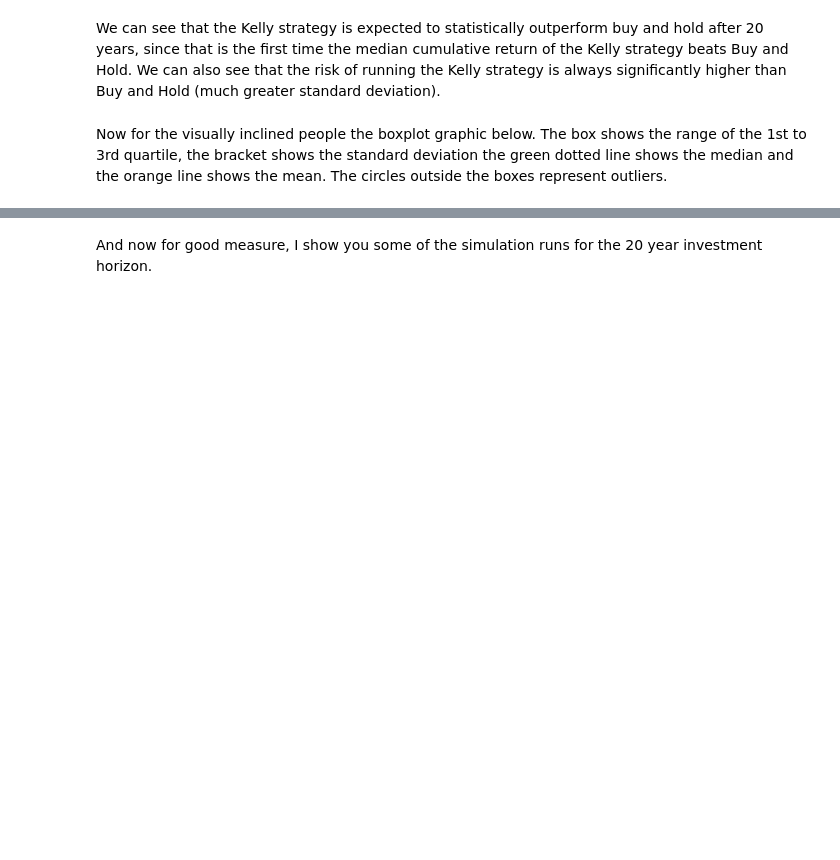
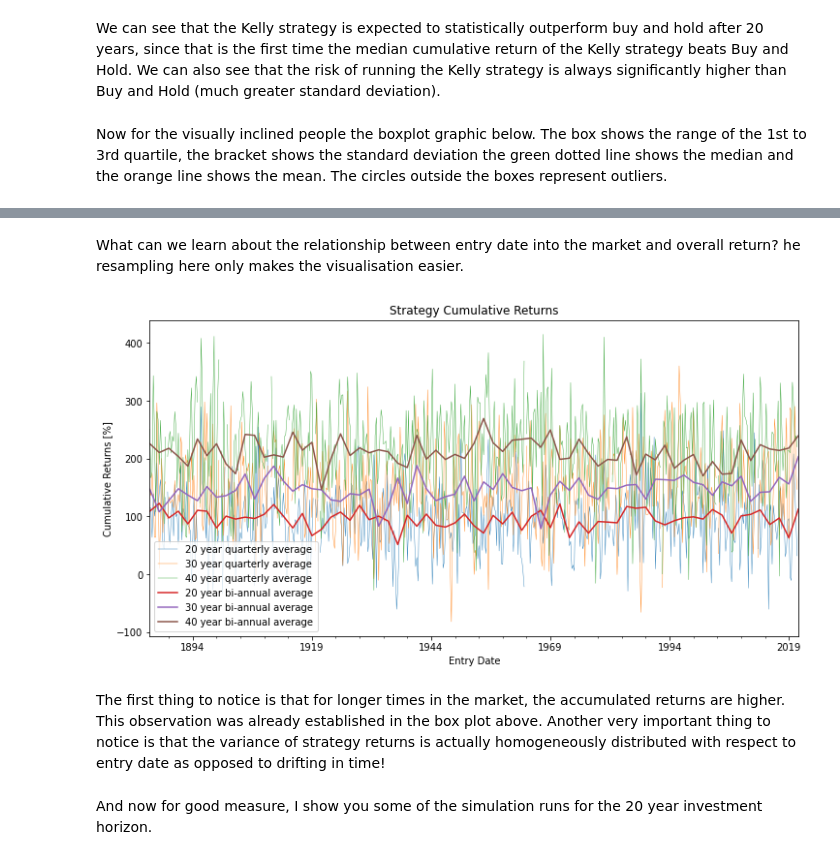
Before and after one commit to patrickfrank1/trading-sp500, a Jupyter notebook: 04_robubustness_analysis.ipynb, the cells around one changed output, grey strips where cells are left out. Saved outputs shown, nothing was run; the diff lists cells and outputs as text; code cells hidden in the pictures; blank space fills up the shorter version.

```diff
--- a/04_robubustness_analysis.ipynb
+++ b/04_robubustness_analysis.ipynb
@@ -67,3 +52,19 @@ plt.show()
+# %% [markdown]
+What can we learn about the relationship between entry date into the market and overall return? he resampling here only makes the visualisation easier.
+# %%
+quarterly_data = summary_statistics.resample('BQ', on='date_0').mean() * 100
+yearly_data = summary_statistics.resample('2BA', on='date_0').mean() * 100
+fig, ax = plt.subplots(figsize=(12,6))
+quarterly_data.plot(ax=ax, y=['strategy_cum_returns_3', 'strategy_cum_returns_4', 'strategy_cum_returns_5'], linewidth=0.4, label=['20 year quarterly average', '30 year quarterly average', '40 year quarterly average'], title='Strategy Cumulative Returns')
+yearly_data.plot(ax=ax, y=['strategy_cum_returns_3', 'strategy_cum_returns_4', 'strategy_cum_returns_5'], kind='line', label=['20 year bi-annual average', '30 year bi-annual average', '40 year bi-annual average'])
+ax.legend(loc='lower left')
+ax.set_xlabel('Entry Date')
+ax.set_ylabel('Cumulative Returns [%]')
+plt.savefig('plots/cumulative_returns_by_entry_date.png')
+# %% [output]
+[figure, added]
+# %% [markdown]
+The first thing to notice is that for longer times in the market, the accumulated returns are higher. This observation was already established in the box plot above. Another very important thing to notice is that the variance of strategy returns is actually homogeneously distributed with respect to entry date as opposed to drifting in time!
 # %% [markdown]
 And now for good measure, I show you some of the simulation runs for the 20 year investment horizon.
 # %%
```
Also changed, not shown: parts of 29 cells of this notebook, 12 other files.
